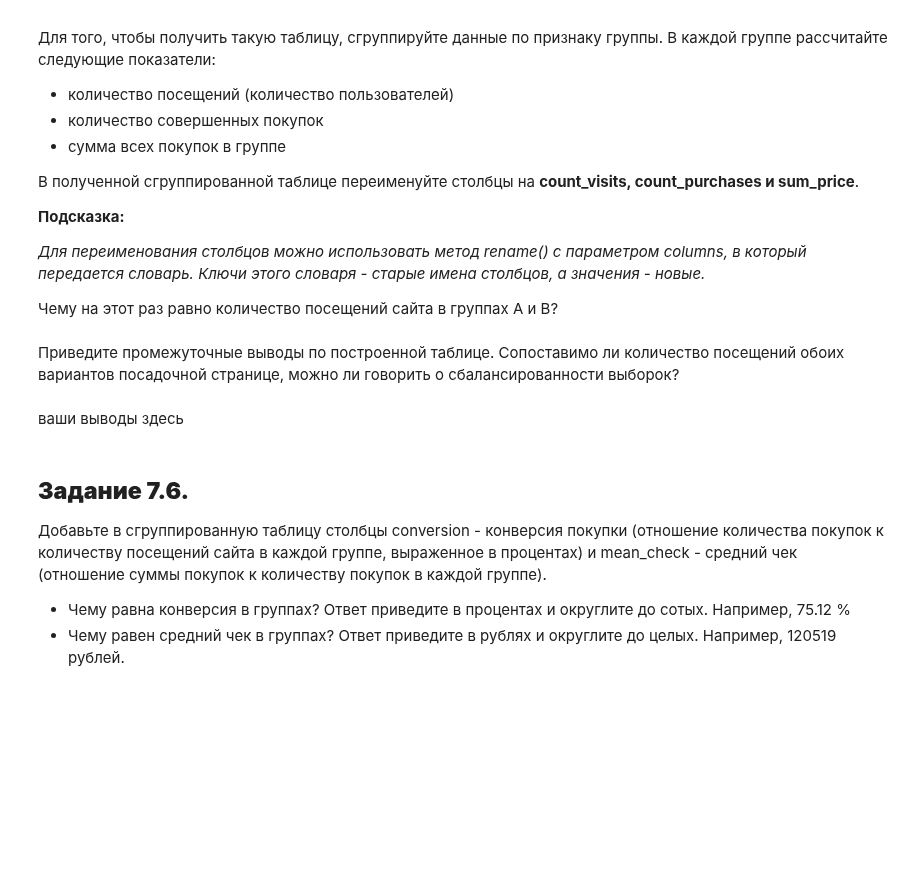
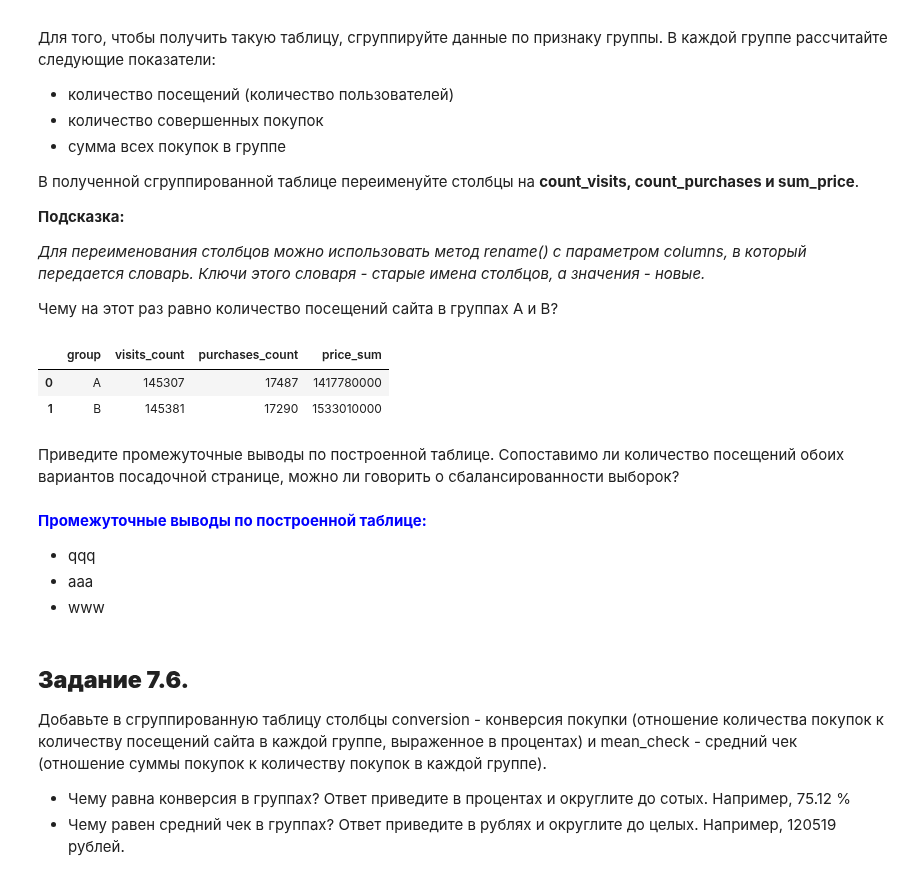
Before and after one commit to Novkozinin/SF_projects, a Jupyter notebook: HW-03_EDA_5_АВ_Тестирование/HW_EDA_5.ipynb, the cells around one changed output. Saved outputs shown, nothing was run; the diff lists cells and outputs as text; code cells hidden in the pictures; blank space fills up the shorter version.

```diff
--- a/HW-03_EDA_5_АВ_Тестирование/HW_EDA_5.ipynb
+++ b/HW-03_EDA_5_АВ_Тестирование/HW_EDA_5.ipynb
@@ -164,10 +173,28 @@ NameError: name 'user_intersection' is not defined
 Чему на этот раз равно количество посещений сайта в группах А и B?
 # %%
 # ваш код здесь
+grouped_data = updated_data.groupby(['group']).agg({
+    'user_id':'count',
+    'purchase':'sum',
+    'price': 'sum'
+}).reset_index().rename(columns={
+    'user_id': 'visits_count',
+    'purchase':'purchases_count',
+    'price':'price_sum'})
+
+display(grouped_data)
+# %% [output]
+|  | group | visits_count | purchases_count | price_sum |
+| 0 | A | 145307 | 17487 | 1417780000 |
+| 1 | B | 145381 | 17290 | 1533010000 |
 # %% [markdown]
 Приведите промежуточные выводы по построенной таблице. Сопоставимо ли количество посещений обоих вариантов посадочной странице, можно ли говорить о сбалансированности выборок?
 # %% [markdown]
-ваши выводы здесь
+<span style=color:blue>**Промежуточные выводы по построенной таблице:**
+
+* qqq
+* aaa
+* www
 # %% [markdown]
 ## **Задание 7.6.**
 
```
Also changed, not shown: parts of 12 cells of this notebook.
